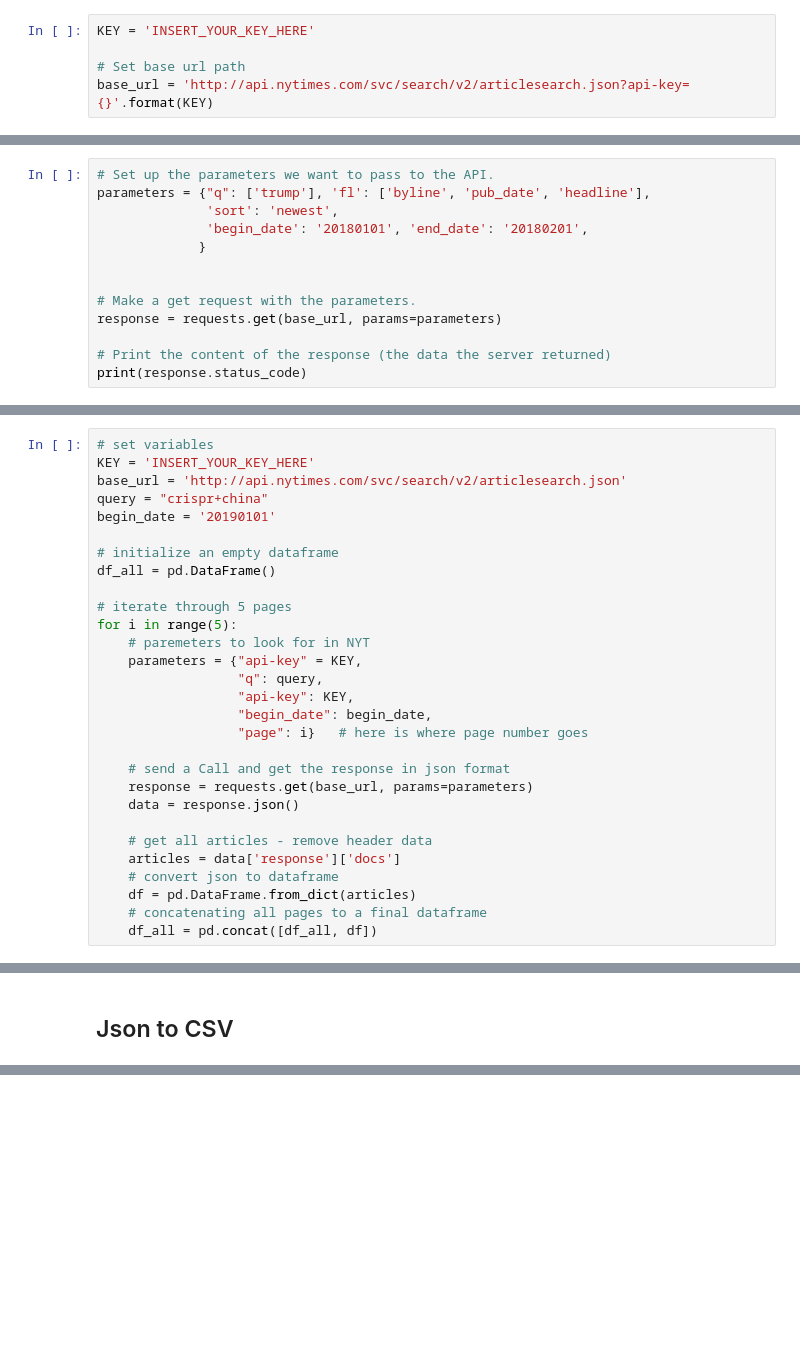
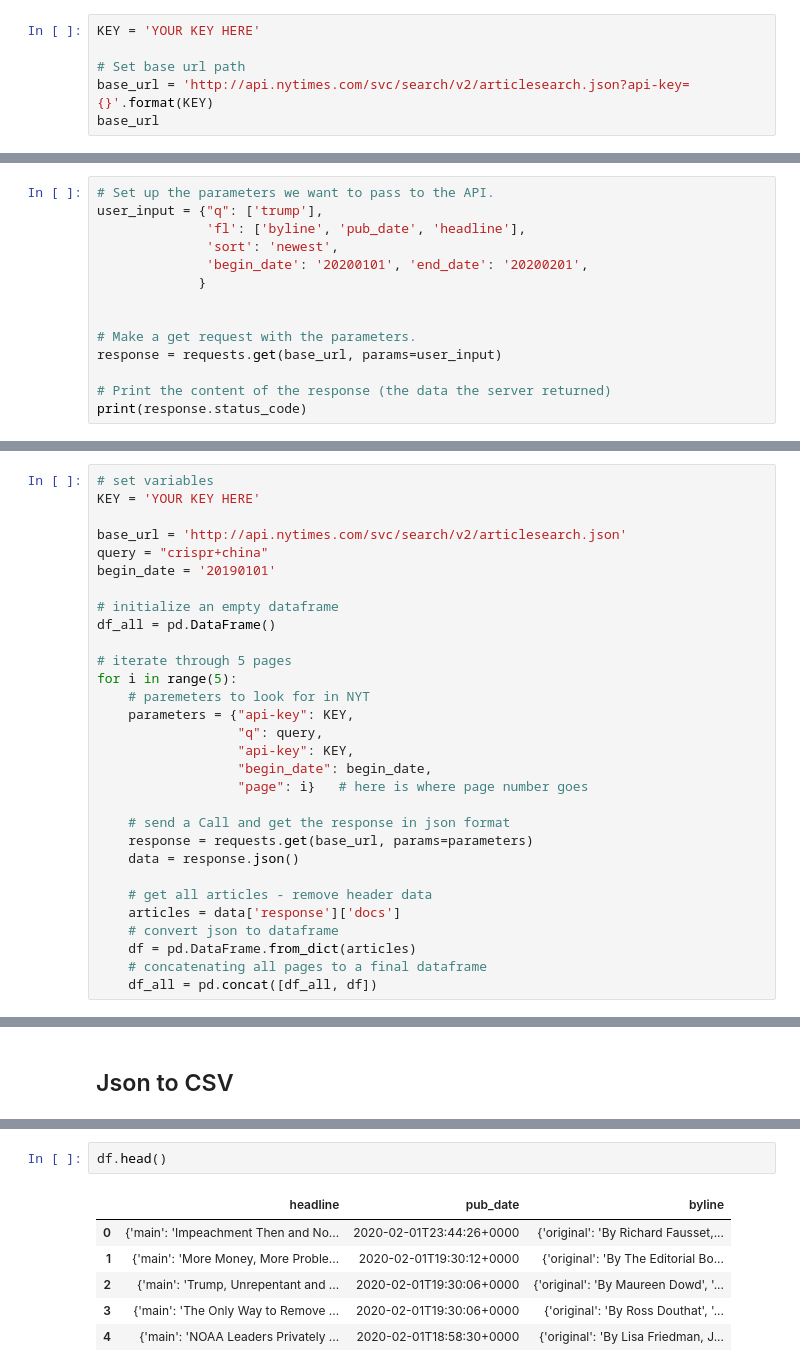
Before and after one commit to Amirosimani/API_workshop, a Jupyter notebook: notebooks/API_codes.ipynb, the cells around one changed output, grey strips where cells are left out. Drawn from its saved outputs; the diff is of its cells as text; blank space fills up the shorter version.

```diff
--- a/notebooks/API_codes.ipynb
+++ b/notebooks/API_codes.ipynb
@@ -6,5 +7,6 @@ import requests
 # %%
-KEY = 'INSERT_YOUR_KEY_HERE'
+KEY = 'YOUR KEY HERE'
 
 # Set base url path
 base_url = 'http://api.nytimes.com/svc/search/v2/articlesearch.json?api-key={}'.format(KEY)
+base_url
@@ -26,14 +32,15 @@ print(new_response.status_code)
 # Query Parameters
 # %%
 # Set up the parameters we want to pass to the API.
-parameters = {"q": ['trump'], 'fl': ['byline', 'pub_date', 'headline'],
+user_input = {"q": ['trump'],
+              'fl': ['byline', 'pub_date', 'headline'],
               'sort': 'newest',
-              'begin_date': '20180101', 'end_date': '20180201',
+              'begin_date': '20200101', 'end_date': '20200201',
              }
 
 
 # Make a get request with the parameters.
-response = requests.get(base_url, params=parameters)
+response = requests.get(base_url, params=user_input)
 
 # Print the content of the response (the data the server returned)
 print(response.status_code)
@@ -45,7 +76,8 @@ print(response.headers)
 ### More Advanced Queries
 # %%
 # set variables
-KEY = 'INSERT_YOUR_KEY_HERE'
+KEY = 'YOUR KEY HERE'
+
 base_url = 'http://api.nytimes.com/svc/search/v2/articlesearch.json'
 query = "crispr+china"
 begin_date = '20190101'
@@ -56,7 +88,7 @@ df_all = pd.DataFrame()
 # iterate through 5 pages
 for i in range(5):
     # paremeters to look for in NYT
-    parameters = {"api-key" = KEY,
+    parameters = {"api-key": KEY,
                   "q": query,
                   "api-key": KEY,
                   "begin_date": begin_date,
@@ -100,0 +170,9 @@ df.shape
+# %%
+df.head()
+# %% [output]
+|  | headline | pub_date | byline |
+| 0 | {'main': 'Impeachment Then and No... | 2020-02-01T23:44:26+0000 | {'original': 'By Richard Fausset,... |
+| 1 | {'main': 'More Money, More Proble... | 2020-02-01T19:30:12+0000 | {'original': 'By The Editorial Bo... |
+| 2 | {'main': 'Trump, Unrepentant and ... | 2020-02-01T19:30:06+0000 | {'original': 'By Maureen Dowd', '... |
+| 3 | {'main': 'The Only Way to Remove ... | 2020-02-01T19:30:06+0000 | {'original': 'By Ross Douthat', '... |
+| 4 | {'main': 'NOAA Leaders Privately ... | 2020-02-01T18:58:30+0000 | {'original': 'By Lisa Friedman, J... |
```
Also changed, not shown: parts of 10 cells of this notebook.
